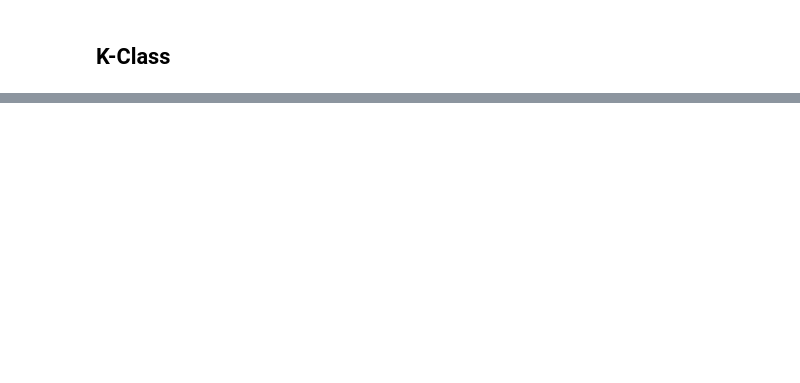
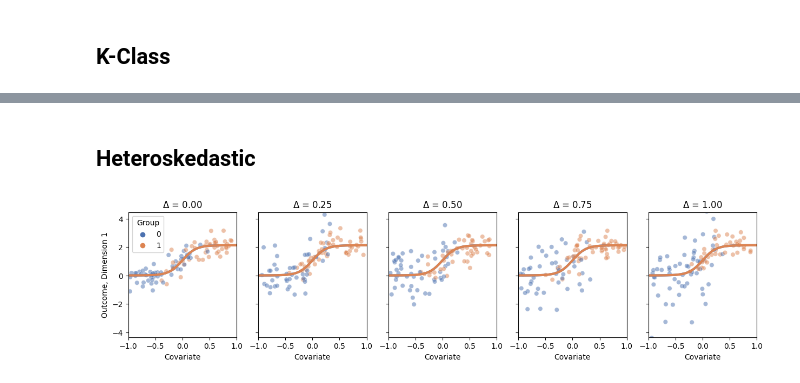
Before and after one commit to ebridge2/cdcorr, a Jupyter notebook: cdcorr/simulations/simulation_sandbox.ipynb, the cells around one changed output, grey strips where cells are left out. Cells and saved outputs as stored; diff of their text form; code cells hidden in the pictures; blank space fills up the shorter version.

```diff
--- a/cdcorr/simulations/simulation_sandbox.ipynb
+++ b/cdcorr/simulations/simulation_sandbox.ipynb
@@ -394,3 +404,43 @@ fig.savefig("./Figures/Kclass.pdf")
+# %% [markdown]
+## Heteroskedastic
+# %%
+n = 100
+p = 10
+effect_szs = np.linspace(0, 1, 5)
+
+covar_sz = 3
+data_samples = []
+data_true = []
+for effsz in effect_szs:
+    Ys, Ts, Xs, true_y, true_t, true_x = heteroskedastic_cate(n, p, causal_effect_size=effsz, covar_effect_size = covar_sz, balance=.4)
+    df = pd.DataFrame({"Group": Ts, "Measurement" : Ys[:,pref], "Covariate" : Xs, "Balance":"Unmatched", "Effect Size":effsz})
+    df_true = pd.DataFrame({"Group" : true_t, "Measurement" : true_y[:, pref], "Covariate" : true_x, "Effect Size":effsz})
+
+    data_samples.append(df)
+    data_true.append(df_true)
+
+data_samples = pd.concat(data_samples)
+data_true = pd.concat(data_true)
+
+fig, axs = plt.subplots(1, len(effect_szs), figsize=(15, 3))
+for i, effsz in enumerate(effect_szs):
+    if i > 0:
+        leg = False
+    else:
+        leg = True
+    sns.scatterplot(data=data_samples[data_samples["Effect Size"] == effsz], x="Covariate", y="Measurement", hue="Group", ax=axs[i], alpha=0.5, legend = leg, palette=palette)
+    axs[i].set_xlim(-1, 1)
+
+    sns.lineplot(data=data_true[data_true["Effect Size"] == effsz], x="Covariate", y="Measurement", hue="Group", ax=axs[i], linewidth=3, palette=palette, legend=False)
+    axs[i].set_title("$\\Delta$ = {:.2f}".format(effsz))
+    axs[i].set_ylabel("Outcome, Dimension 1")
+    if i > 0:
+        axs[i].set(yticklabels=[], ylabel="")
+    axs[i].set_ylim((np.min(data_samples["Measurement"] + .05), np.max(data_samples["Measurement"]) - .05))
+
+fig.savefig("./Figures/Heteroskedastic.pdf")
+# %% [output]
+[figure, added]
 # %%
 n = 300; p = 10; covar_sz = 5
 Y, T, X, true_y, true_t, true_x = sigmoidal_sim_cate(n, p, causal_effect_size=0,covar_effect_size = 5, balance=.8)
```
Also changed, not shown: parts of 10 cells of this notebook, 13 other files.
